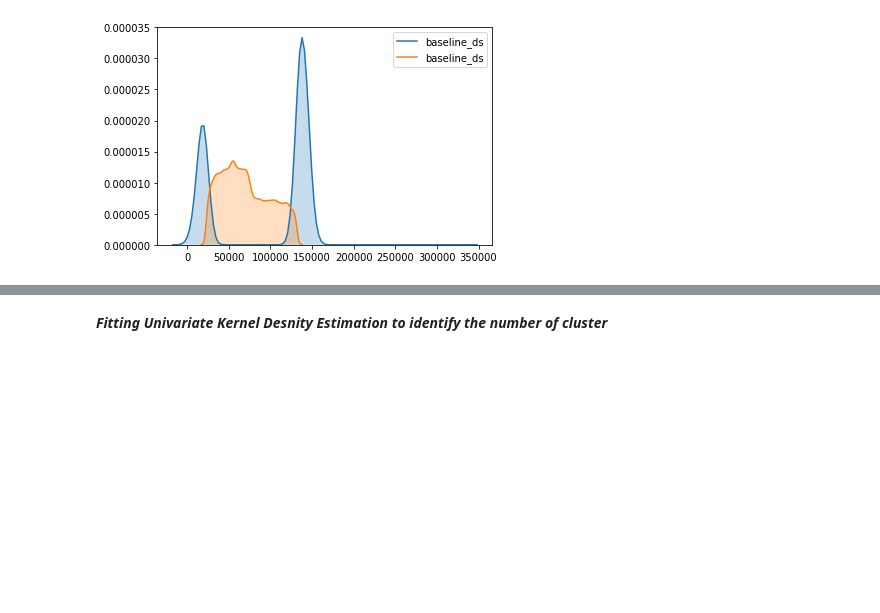
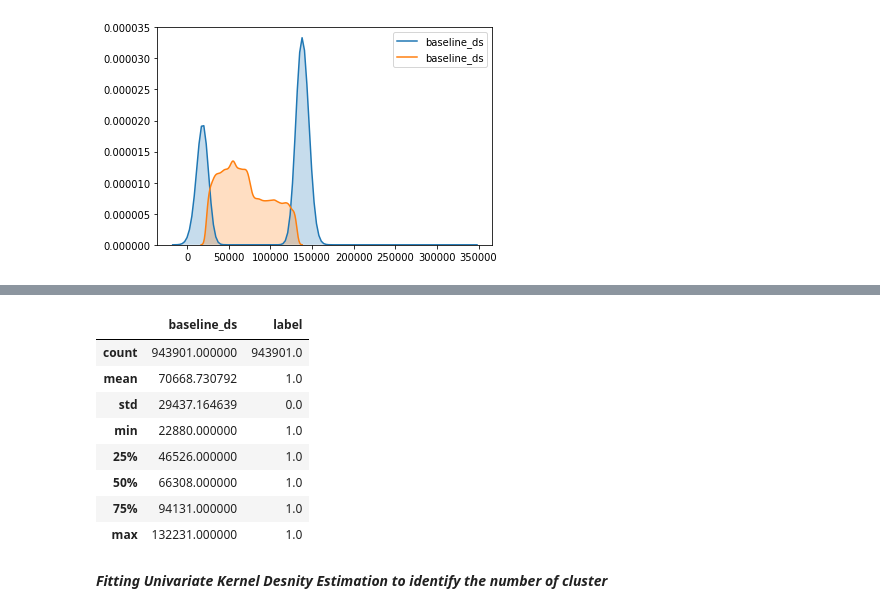
Before and after one commit to tkhan3/machinelearning, a Jupyter notebook: outlier_detection_clustering_1D.ipynb, the cells around one changed output, grey strips where cells are left out. Cells and saved outputs as stored; diff of their text form; code cells hidden in the pictures; blank space fills up the shorter version.

```diff
--- a/outlier_detection_clustering_1D.ipynb
+++ b/outlier_detection_clustering_1D.ipynb
@@ -183,3 +188,16 @@ print (baseline_data.shape)
+# %%
+inliers_dist = baseline_data.query("label == 1")
+inliers_dist.describe()
+# %% [output]
+|  | baseline_ds | label |
+| count | 943901.000000 | 943901.0 |
+| mean | 70668.730792 | 1.0 |
+| std | 29437.164639 | 0.0 |
+| min | 22880.000000 | 1.0 |
+| 25% | 46526.000000 | 1.0 |
+| 50% | 66308.000000 | 1.0 |
+| 75% | 94131.000000 | 1.0 |
+| max | 132231.000000 | 1.0 |
 # %% [markdown]
 ***Fitting Univariate Kernel Desnity Estimation to identify the number of cluster***
 # %%
```
Also changed, not shown: parts of 23 cells of this notebook.
